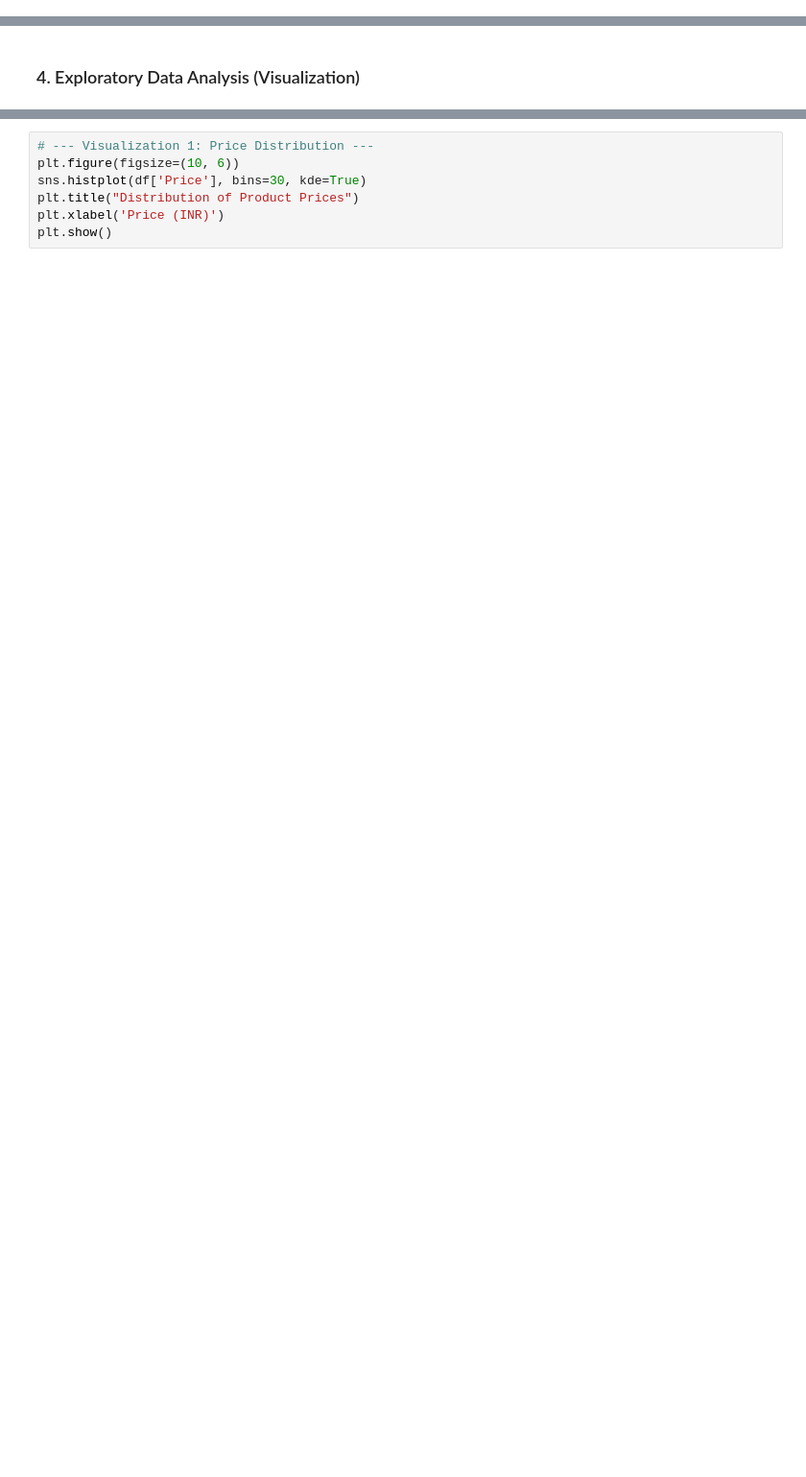
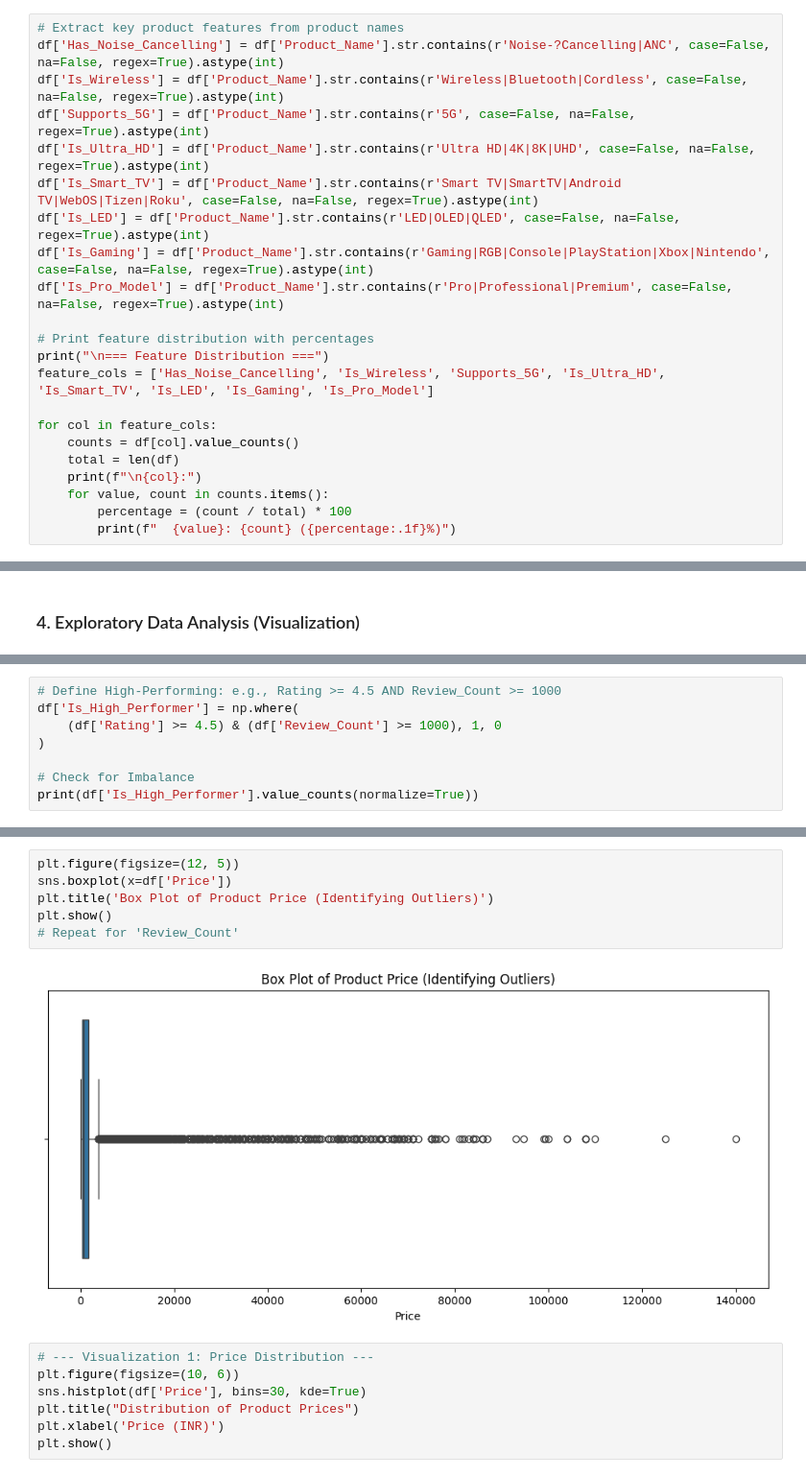
Before and after one commit to aryan999444/Market_Pricing_Strategist, a Jupyter notebook: notebooks/data_cleaning_eda.ipynb, the cells around one changed output, grey strips where cells are left out. Shown at 96% size. Drawn from its saved outputs; the diff is of its cells as text; blank space fills up the shorter version.

```diff
--- a/notebooks/data_cleaning_eda.ipynb
+++ b/notebooks/data_cleaning_eda.ipynb
@@ -140,0 +143,22 @@ Name: count, dtype: int64
+# %%
+# Extract key product features from product names
+df['Has_Noise_Cancelling'] = df['Product_Name'].str.contains(r'Noise-?Cancelling|ANC', case=False, na=False, regex=True).astype(int)
+df['Is_Wireless'] = df['Product_Name'].str.contains(r'Wireless|Bluetooth|Cordless', case=False, na=False, regex=True).astype(int)
+df['Supports_5G'] = df['Product_Name'].str.contains(r'5G', case=False, na=False, regex=True).astype(int)
+df['Is_Ultra_HD'] = df['Product_Name'].str.contains(r'Ultra HD|4K|8K|UHD', case=False, na=False, regex=True).astype(int)
+df['Is_Smart_TV'] = df['Product_Name'].str.contains(r'Smart TV|SmartTV|Android TV|WebOS|Tizen|Roku', case=False, na=False, regex=True).astype(int)
+df['Is_LED'] = df['Product_Name'].str.contains(r'LED|OLED|QLED', case=False, na=False, regex=True).astype(int)
+df['Is_Gaming'] = df['Product_Name'].str.contains(r'Gaming|RGB|Console|PlayStation|Xbox|Nintendo', case=False, na=False, regex=True).astype(int)
+df['Is_Pro_Model'] = df['Product_Name'].str.contains(r'Pro|Professional|Premium', case=False, na=False, regex=True).astype(int)
+
+# Print feature distribution with percentages
+print("\n=== Feature Distribution ===")
+feature_cols = ['Has_Noise_Cancelling', 'Is_Wireless', 'Supports_5G', 'Is_Ultra_HD', 'Is_Smart_TV', 'Is_LED', 'Is_Gaming', 'Is_Pro_Model']
+
+for col in feature_cols:
+    counts = df[col].value_counts()
+    total = len(df)
+    print(f"\n{col}:")
+    for value, count in counts.items():
+        percentage = (count / total) * 100
+        print(f"  {value}: {count} ({percentage:.1f}%)")
@@ -142,0 +187,8 @@ Name: count, dtype: int64
+# %%
+# Define High-Performing: e.g., Rating >= 4.5 AND Review_Count >= 1000
+df['Is_High_Performer'] = np.where(
+    (df['Rating'] >= 4.5) & (df['Review_Count'] >= 1000), 1, 0
+)
+
+# Check for Imbalance
+print(df['Is_High_Performer'].value_counts(normalize=True))
@@ -143,3 +202,11 @@ Name: count, dtype: int64
+# %%
+plt.figure(figsize=(12, 5))
+sns.boxplot(x=df['Price'])
+plt.title('Box Plot of Product Price (Identifying Outliers)')
+plt.show()
+# Repeat for 'Review_Count'
+# %% [output]
+[figure, added]
 # %%
 # --- Visualization 1: Price Distribution ---
 plt.figure(figsize=(10, 6))
```
Also changed, not shown: parts of 5 cells of this notebook, 2 other files.
